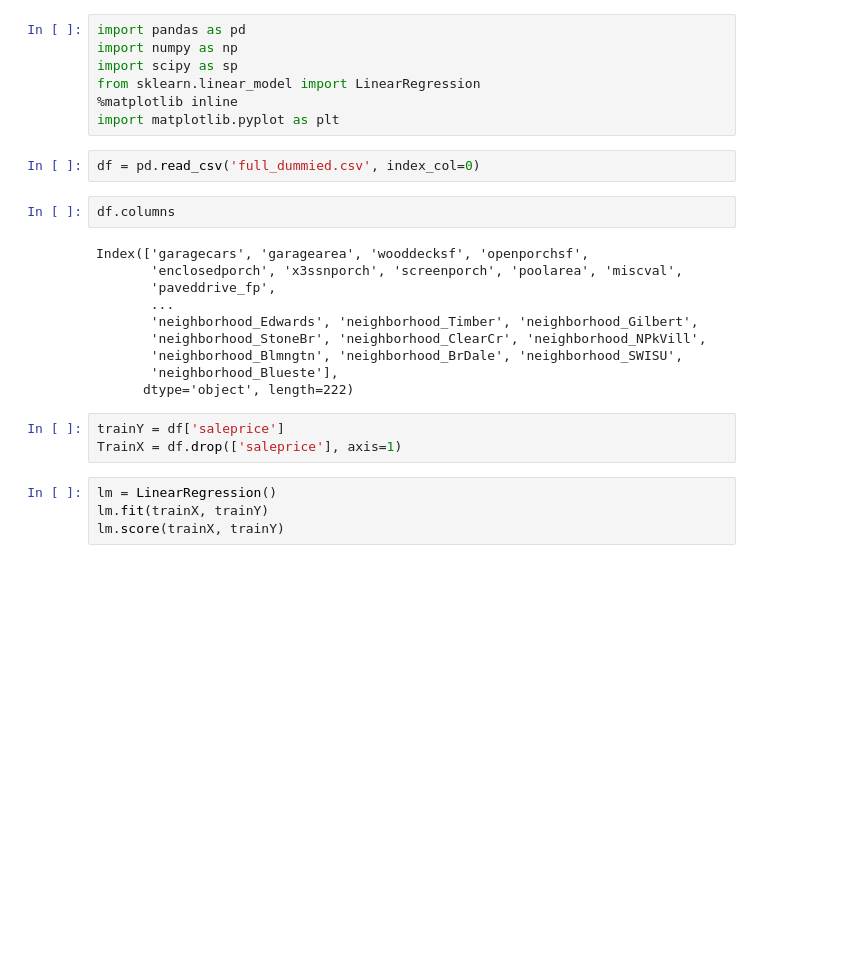
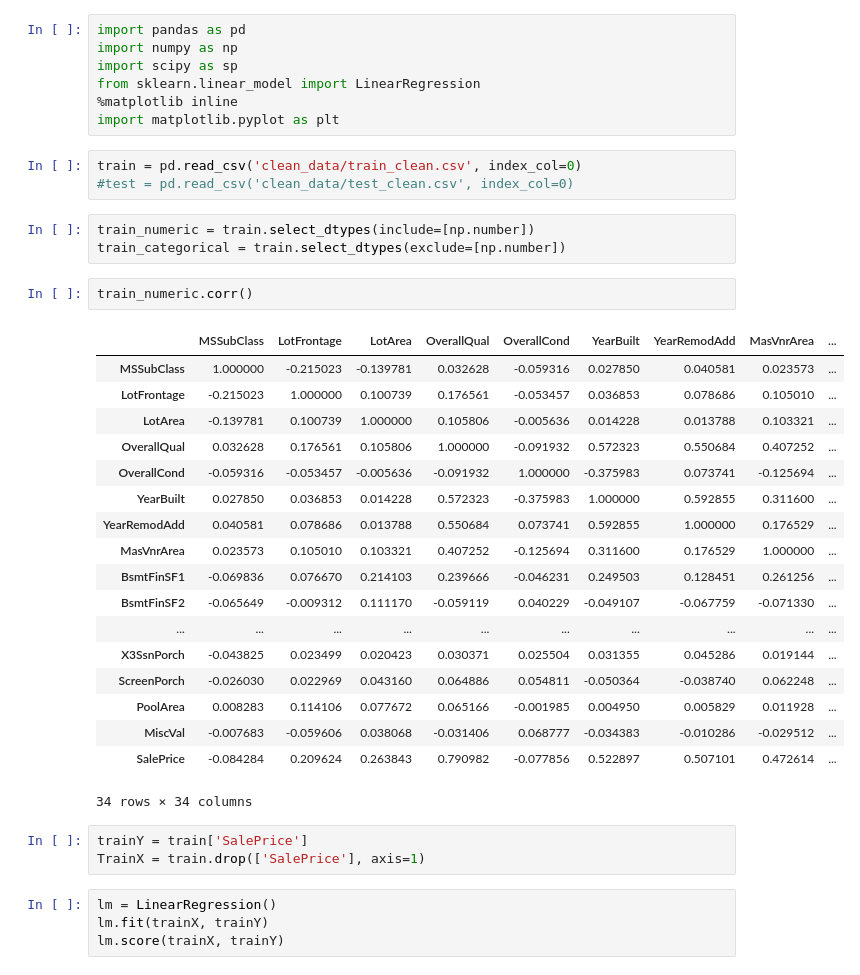
Before and after one commit to saudino480/machina_ex_kaggle, a Jupyter notebook: mikedollar/regression.ipynb, the cells around one changed output. Cells and saved outputs as stored; diff of their text form; blank space fills up the shorter version.

Commit message:
updated .gitignore to include jpegs. saving current status of jupyter notebooks.

```diff
--- a/mikedollar/regression.ipynb
+++ b/mikedollar/regression.ipynb
@@ -7,23 +7,36 @@ import scipy as sp
 from sklearn.linear_model import LinearRegression
 %matplotlib inline
 import matplotlib.pyplot as plt
-# %%
-df = pd.read_csv('full_dummied.csv', index_col=0)
-# %%
-df.columns
-# %% [output]
-Index(['garagecars', 'garagearea', 'wooddecksf', 'openporchsf',
-       'enclosedporch', 'x3ssnporch', 'screenporch', 'poolarea', 'miscval',
-       'paveddrive_fp',
-       ...
-       'neighborhood_Edwards', 'neighborhood_Timber', 'neighborhood_Gilbert',
-       'neighborhood_StoneBr', 'neighborhood_ClearCr', 'neighborhood_NPkVill',
-       'neighborhood_Blmngtn', 'neighborhood_BrDale', 'neighborhood_SWISU',
-       'neighborhood_Blueste'],
-      dtype='object', length=222)
+# %%
+train = pd.read_csv('clean_data/train_clean.csv', index_col=0)
+#test = pd.read_csv('clean_data/test_clean.csv', index_col=0)
+# %%
+train_numeric = train.select_dtypes(include=[np.number])
+train_categorical = train.select_dtypes(exclude=[np.number])
+# %%
+train_numeric.corr()
+# %% [output]
+|  | MSSubClass | LotFrontage | LotArea | OverallQual | OverallCond | YearBuilt | YearRemodAdd | MasVnrArea | ... |
+| MSSubClass | 1.000000 | -0.215023 | -0.139781 | 0.032628 | -0.059316 | 0.027850 | 0.040581 | 0.023573 | ... |
+| LotFrontage | -0.215023 | 1.000000 | 0.100739 | 0.176561 | -0.053457 | 0.036853 | 0.078686 | 0.105010 | ... |
+| LotArea | -0.139781 | 0.100739 | 1.000000 | 0.105806 | -0.005636 | 0.014228 | 0.013788 | 0.103321 | ... |
+| OverallQual | 0.032628 | 0.176561 | 0.105806 | 1.000000 | -0.091932 | 0.572323 | 0.550684 | 0.407252 | ... |
+| OverallCond | -0.059316 | -0.053457 | -0.005636 | -0.091932 | 1.000000 | -0.375983 | 0.073741 | -0.125694 | ... |
+| YearBuilt | 0.027850 | 0.036853 | 0.014228 | 0.572323 | -0.375983 | 1.000000 | 0.592855 | 0.311600 | ... |
+| YearRemodAdd | 0.040581 | 0.078686 | 0.013788 | 0.550684 | 0.073741 | 0.592855 | 1.000000 | 0.176529 | ... |
+| MasVnrArea | 0.023573 | 0.105010 | 0.103321 | 0.407252 | -0.125694 | 0.311600 | 0.176529 | 1.000000 | ... |
+| BsmtFinSF1 | -0.069836 | 0.076670 | 0.214103 | 0.239666 | -0.046231 | 0.249503 | 0.128451 | 0.261256 | ... |
+| BsmtFinSF2 | -0.065649 | -0.009312 | 0.111170 | -0.059119 | 0.040229 | -0.049107 | -0.067759 | -0.071330 | ... |
+| ... | ... | ... | ... | ... | ... | ... | ... | ... | ... |
+| X3SsnPorch | -0.043825 | 0.023499 | 0.020423 | 0.030371 | 0.025504 | 0.031355 | 0.045286 | 0.019144 | ... |
+| ScreenPorch | -0.026030 | 0.022969 | 0.043160 | 0.064886 | 0.054811 | -0.050364 | -0.038740 | 0.062248 | ... |
+| PoolArea | 0.008283 | 0.114106 | 0.077672 | 0.065166 | -0.001985 | 0.004950 | 0.005829 | 0.011928 | ... |
+| MiscVal | -0.007683 | -0.059606 | 0.038068 | -0.031406 | 0.068777 | -0.034383 | -0.010286 | -0.029512 | ... |
+| SalePrice | -0.084284 | 0.209624 | 0.263843 | 0.790982 | -0.077856 | 0.522897 | 0.507101 | 0.472614 | ... |
+34 rows × 34 columns
 # %%
-trainY = df['saleprice']
-TrainX = df.drop(['saleprice'], axis=1)
+trainY = train['SalePrice']
+TrainX = train.drop(['SalePrice'], axis=1)
 # %%
 lm = LinearRegression()
 lm.fit(trainX, trainY)
```
Also changed, not shown: 4 other files.
